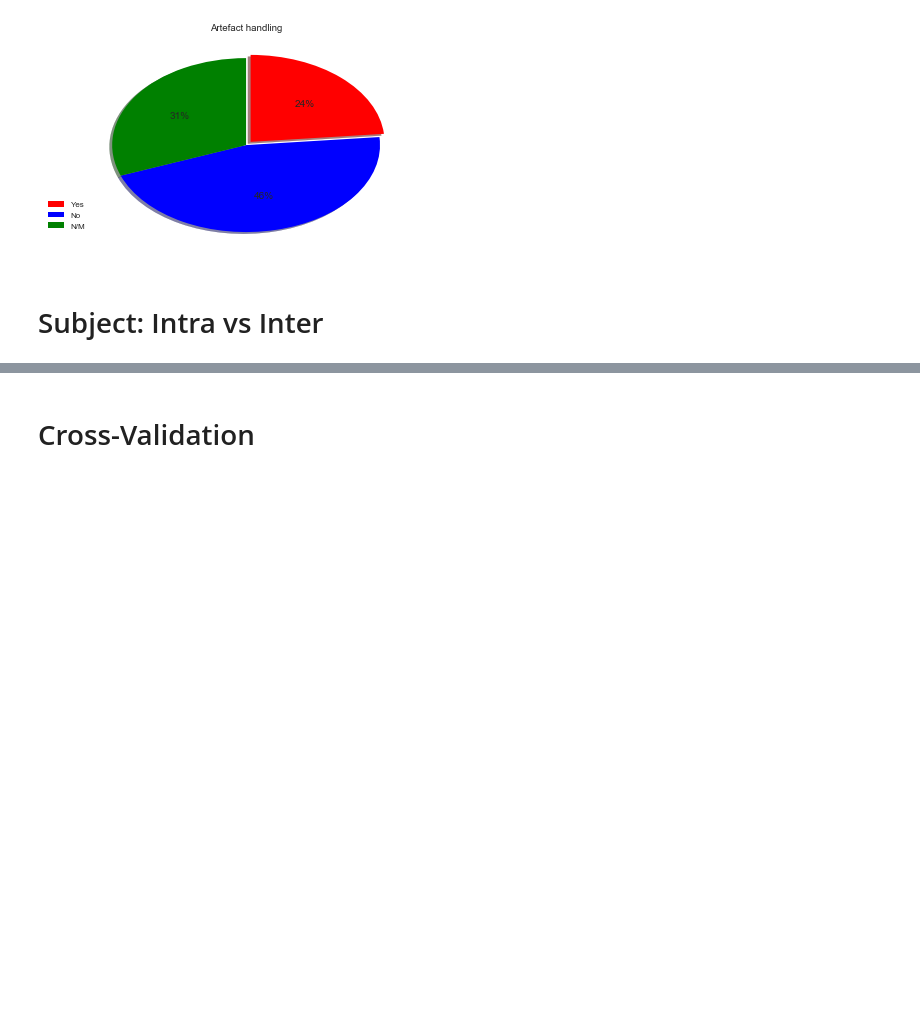
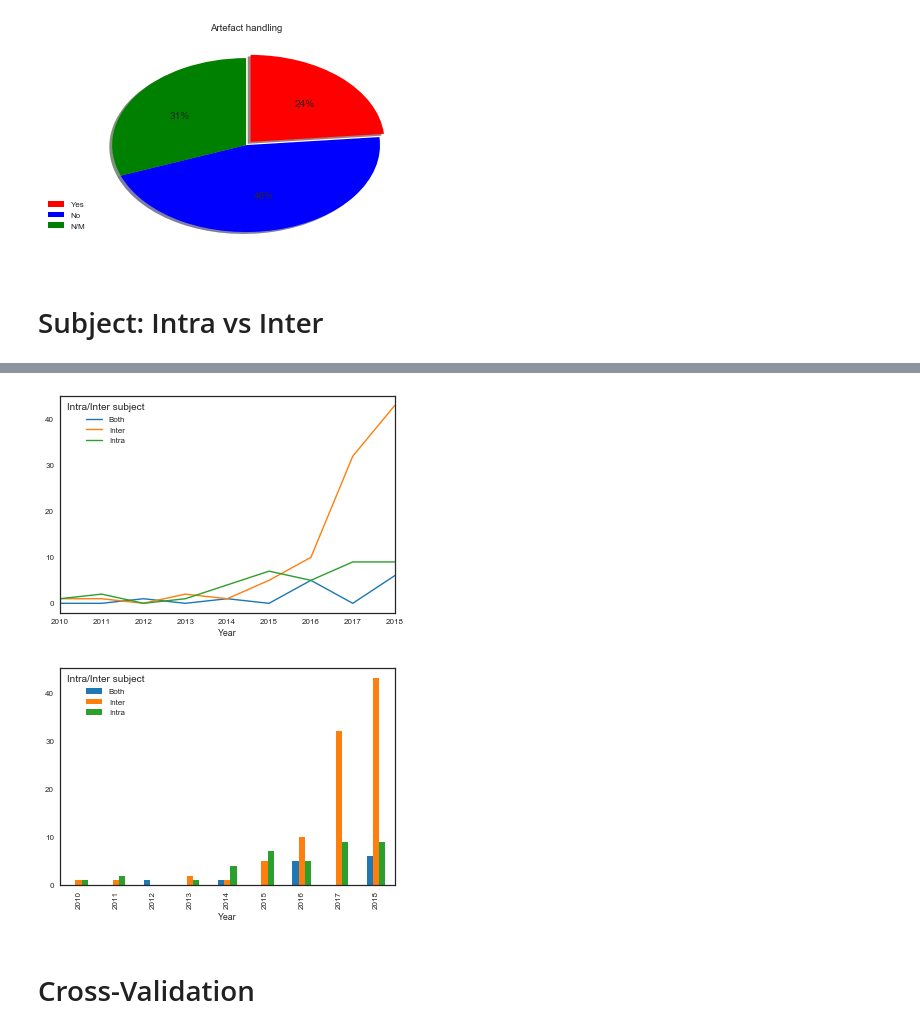
Before and after one commit to hubertjb/dl-eeg-review, a Jupyter notebook: notebooks/sandbox.ipynb, the cells around one changed output, grey strips where cells are left out. Cells and saved outputs as stored; diff of their text form; code cells hidden in the pictures; blank space fills up the shorter version.

```diff
--- a/notebooks/sandbox.ipynb
+++ b/notebooks/sandbox.ipynb
@@ -567,2 +605,18 @@ plt.show()
+# %%
+df['Year'] = df['Year'].astype('int32')
+col_name = 'Intra/Inter subject'
+df2 = df[(df[col_name] == 'Intra') | (df[col_name] == 'Inter') | (df[col_name] == 'Both')]
+
+df2 = df2.groupby(['Year', col_name]).size().unstack(col_name).fillna(0)
+#df2_norm = # TODO : Normalized values per year to show the inter vs intra trend, not the overall increased.
+
+df2.plot(kind='line')
+df2.plot(kind='bar')
+
+save_str = 'intra-inter_subject_year'
+plt.savefig("../figs/{}.eps".format(save_str), bbox_inches='tight', format='eps', dpi=1000)
+# %% [output]
+[figure, added]
+[figure, added]
 # %% [markdown]
 # Cross-Validation
```
Also changed, not shown: parts of 12 cells of this notebook.
